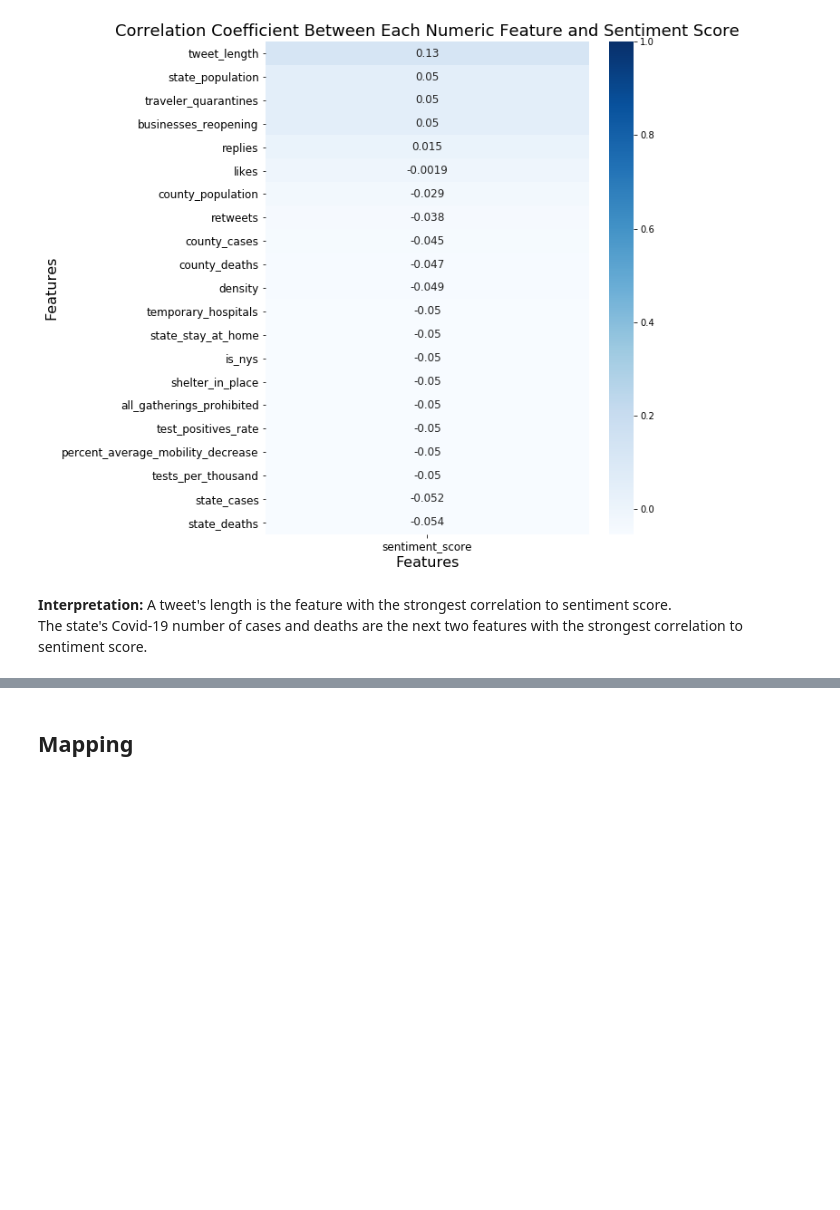
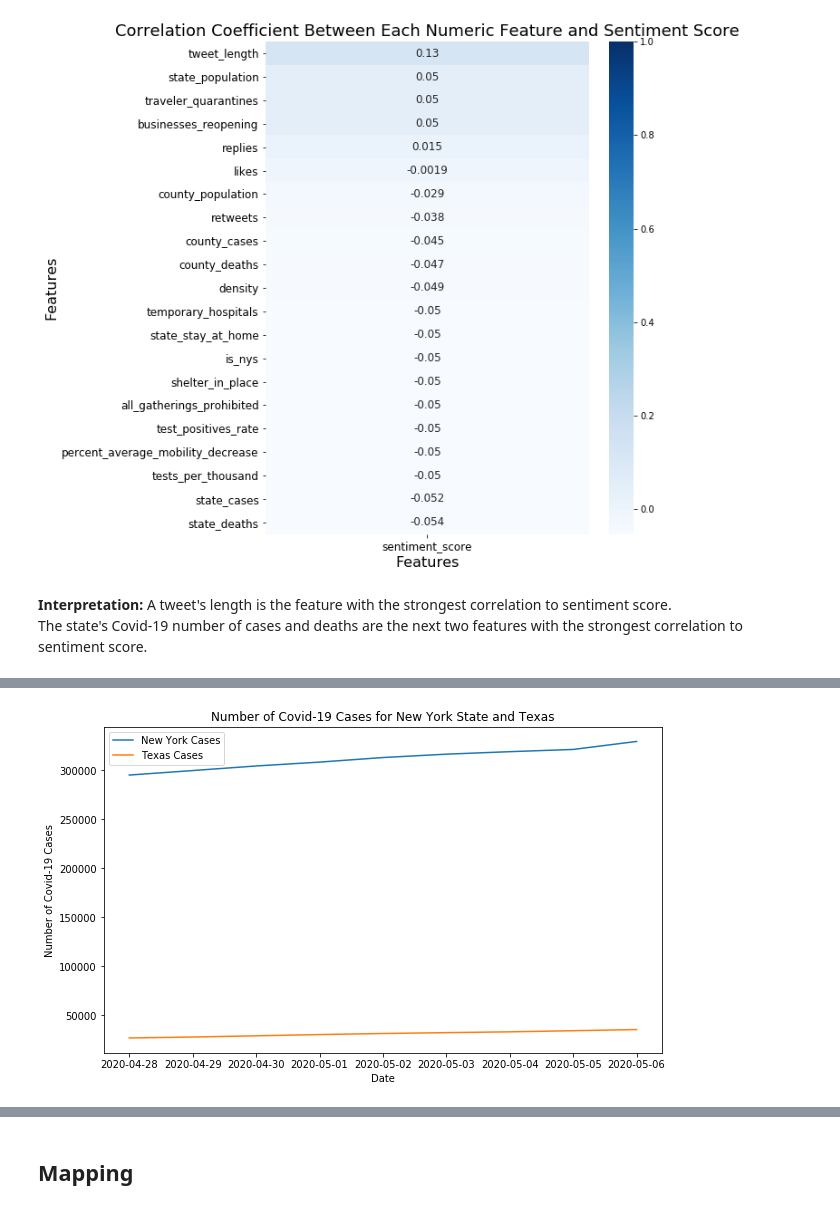
Before and after one commit to JulKelman/Sentiment-Analysis-of-Covid-19-Related-Tweets, a Jupyter notebook: julia/Project Notebook.ipynb, the cells around one changed output, grey strips where cells are left out. Drawn from its saved outputs; the diff is of its cells as text; code cells hidden in the pictures; blank space fills up the shorter version.

```diff
--- a/julia/Project Notebook.ipynb
+++ b/julia/Project Notebook.ipynb
@@ -359,0 +375,12 @@ The state's Covid-19 number of cases and deaths are the next two features with t
+# %%
+plt.figure(figsize=(10,6))
+plt.title("Number of Covid-19 Cases for New York State and Texas")
+plt.xlabel("Date")
+plt.ylabel("Number of Covid-19 Cases")
+
+plt.plot(df[df['is_nys']==1]['date'].unique(), df[df['is_nys']==1]['state_cases'].unique());
+plt.plot(df[df['is_nys']==0]['date'].unique(), df[df['is_nys']==0]['state_cases'].unique());
+
+plt.legend(['New York Cases', 'Texas Cases']);
+# %% [output]
+[figure, added]
```
Also changed, not shown: parts of 11 cells of this notebook.
